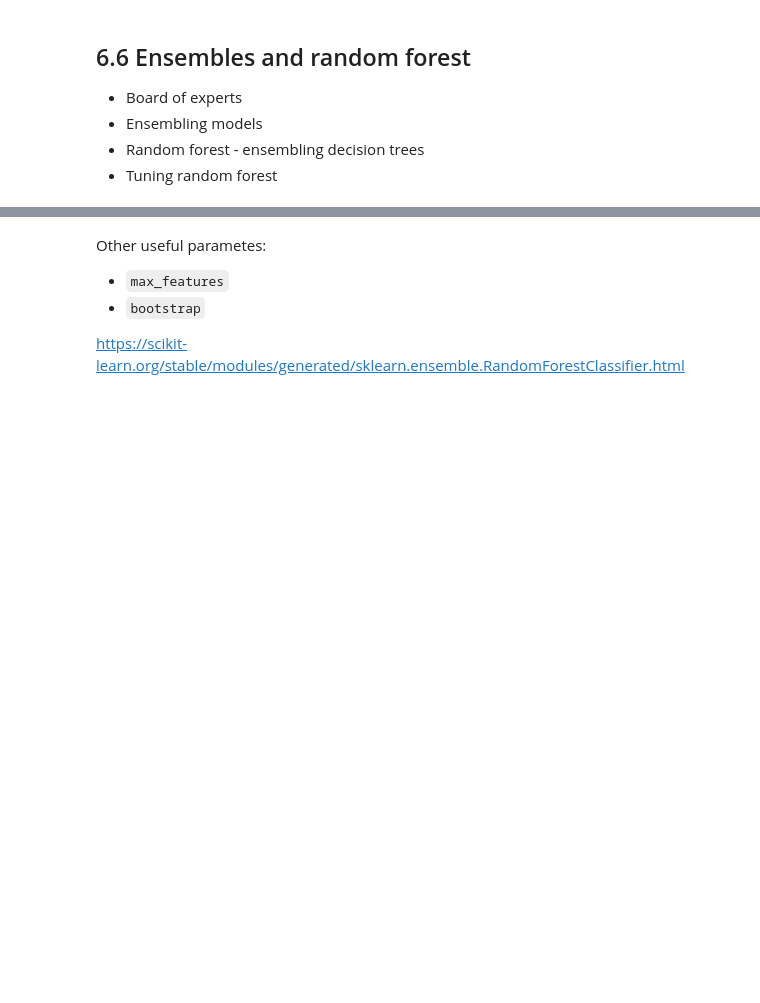
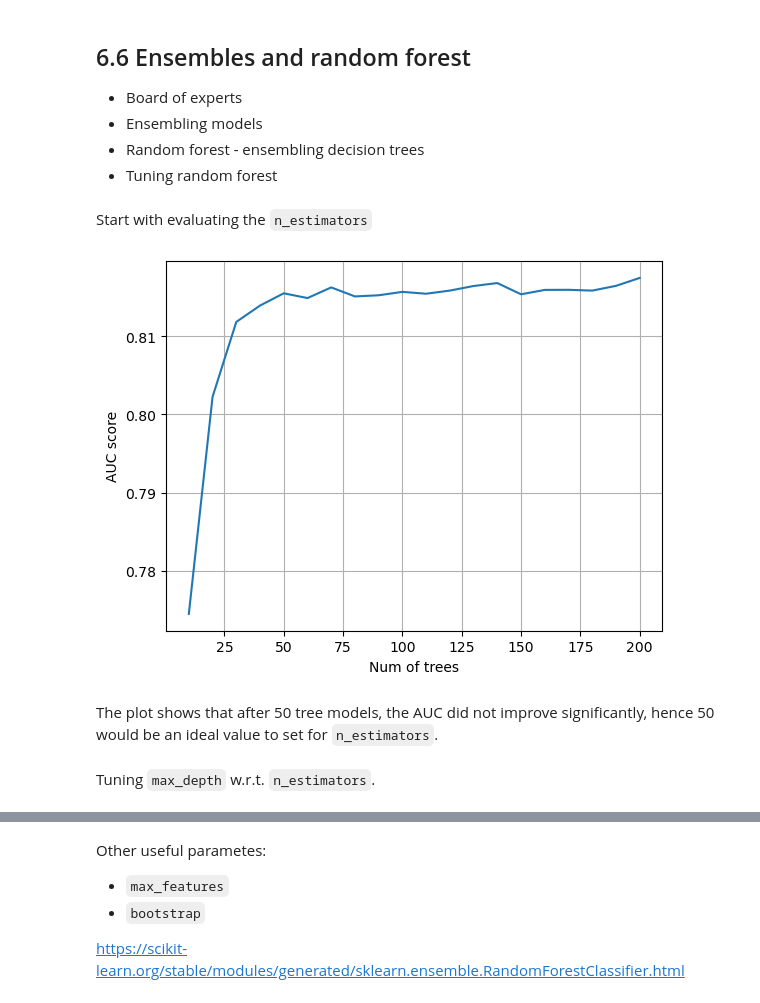
Before and after one commit to viviensiu/ml-zoomcamp, a Jupyter notebook: 6_trees/notebook.ipynb, the cells around one changed output, grey strips where cells are left out. Drawn from its saved outputs; the diff is of its cells as text; code cells hidden in the pictures; blank space fills up the shorter version.

```diff
--- a/6_trees/notebook.ipynb
+++ b/6_trees/notebook.ipynb
@@ -577,6 +631,8 @@ print(export_text(dt, feature_names=list(dv.get_feature_names_out())))
 * Ensembling models
 * Random forest - ensembling decision trees
 * Tuning random forest
+# %% [markdown]
+Start with evaluating the `n_estimators`
 # %%
 scores = []
 
@@ -592,6 +648,16 @@ for n in range(10, 201, 10):
 df_scores = pd.DataFrame(scores, columns=['n_estimators', 'auc'])
 # %%
 plt.plot(df_scores.n_estimators, df_scores.auc)
+plt.xlabel("Num of trees")
+plt.ylabel("AUC score")
+plt.grid()
+plt.show()
+# %% [output]
+[figure, added]
+# %% [markdown]
+The plot shows that after 50 tree models, the AUC did not improve significantly, hence 50 would be an ideal value to set for `n_estimators`.
+# %% [markdown]
+Tuning `max_depth` w.r.t. `n_estimators`.
 # %%
 scores = []
 
```
Also changed, not shown: parts of 17 cells of this notebook, 1 other file.
